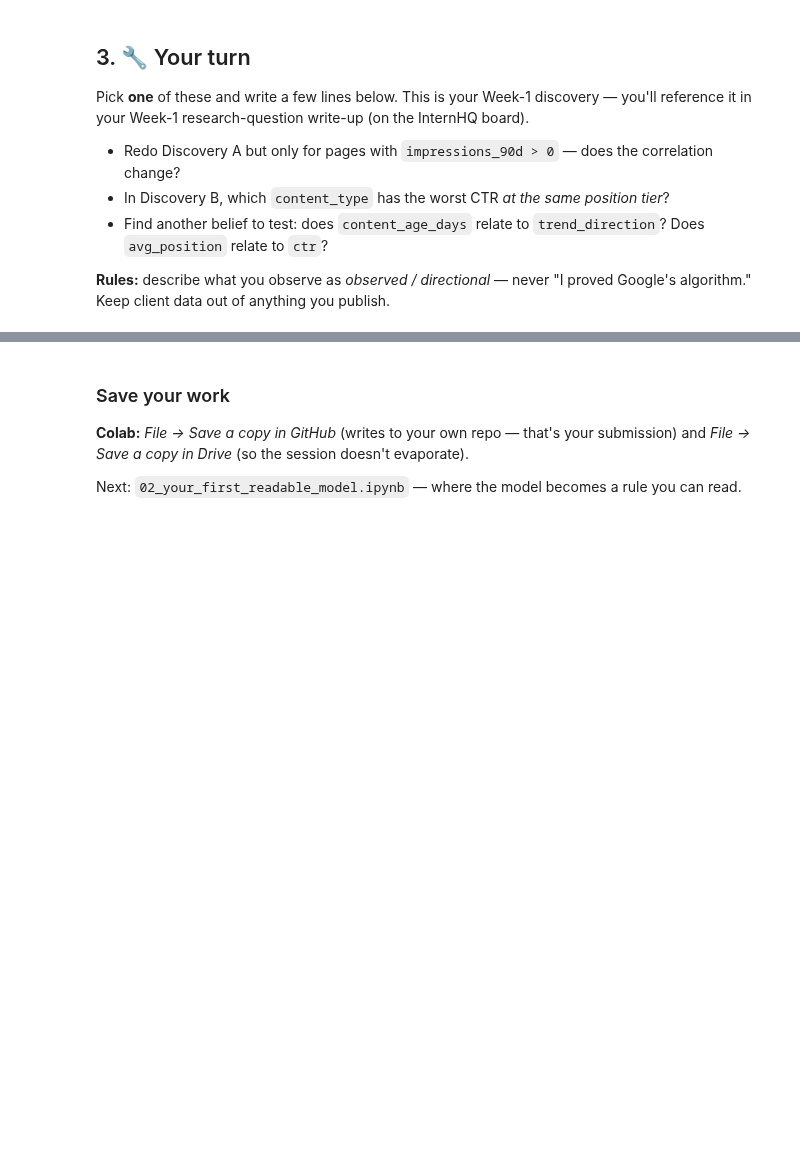
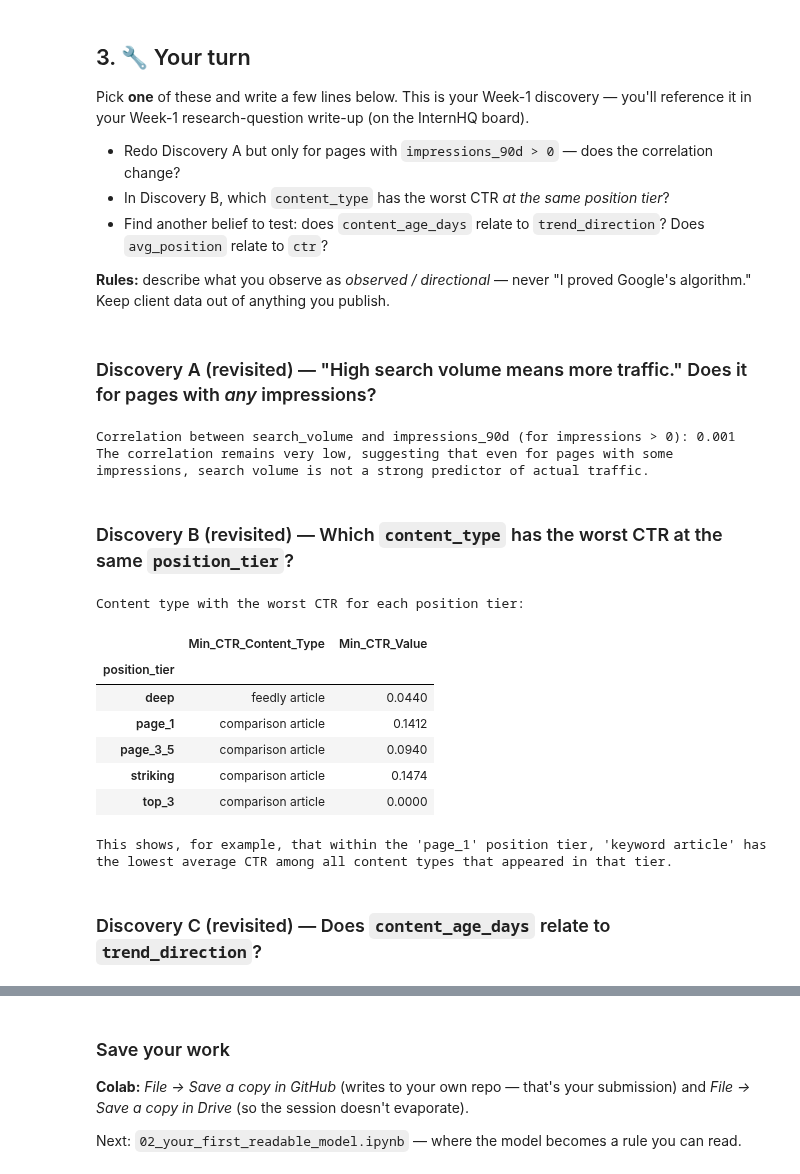
Before and after one commit to hassanali241/FlyRank, a Jupyter notebook: notebooks/01_first_look_and_discovery.ipynb, the cells around one changed output, grey strips where cells are left out. Drawn from its saved outputs; the diff is of its cells as text; code cells hidden in the pictures; blank space fills up the shorter version.

```diff
--- a/notebooks/01_first_look_and_discovery.ipynb
+++ b/notebooks/01_first_look_and_discovery.ipynb
@@ -99,0 +152,41 @@ Pick **one** of these and write a few lines below. This is your Week-1 discovery
+# %% [markdown]
+### Discovery A (revisited) — "High search volume means more traffic." Does it for pages with *any* impressions?
+# %%
+visible_impressions_df = df[df["impressions_90d"] > 0]
+corr_filtered = visible_impressions_df["search_volume"].corr(visible_impressions_df["impressions_90d"])
+print(f"Correlation between search_volume and impressions_90d (for impressions > 0): {corr_filtered:.3f}")
+print("The correlation remains very low, suggesting that even for pages with some impressions, search volume is not a strong predictor of actual traffic.")
+# %% [output]
+Correlation between search_volume and impressions_90d (for impressions > 0): 0.001
+The correlation remains very low, suggesting that even for pages with some impressions, search volume is not a strong predictor of actual traffic.
+# %% [markdown]
+### Discovery B (revisited) — Which `content_type` has the worst CTR at the same `position_tier`?
+# %%
+# Group by position_tier and content_type, then calculate the mean CTR
+ctr_by_pos_content = visible.groupby(['position_tier', 'content_type'])['ctr'].mean().unstack()
+
+# Find the content_type with the lowest CTR for each position_tier
+worst_ctr_content_type = ctr_by_pos_content.idxmin(axis=1)
+min_ctr_values = ctr_by_pos_content.min(axis=1)
+
+# Combine into a DataFrame for better display
+worst_ctr_summary = pd.DataFrame({
+    'Min_CTR_Content_Type': worst_ctr_content_type,
+    'Min_CTR_Value': min_ctr_values
+})
+
+print("Content type with the worst CTR for each position tier:")
+display(worst_ctr_summary.round(4))
+print("\nThis shows, for example, that within the 'page_1' position tier, 'keyword article' has the lowest average CTR among all content types that appeared in that tier.")
+# %% [output]
+Content type with the worst CTR for each position tier:
+|  | Min_CTR_Content_Type | Min_CTR_Value |
+| position_tier |  |  |
+| deep | feedly article | 0.0440 |
+| page_1 | comparison article | 0.1412 |
+| page_3_5 | comparison article | 0.0940 |
+| striking | comparison article | 0.1474 |
+| top_3 | comparison article | 0.0000 |
+This shows, for example, that within the 'page_1' position tier, 'keyword article' has the lowest average CTR among all content types that appeared in that tier.
+# %% [markdown]
+### Discovery C (revisited) — Does `content_age_days` relate to `trend_direction`?
```
Also changed, not shown: parts of 9 cells of this notebook.
